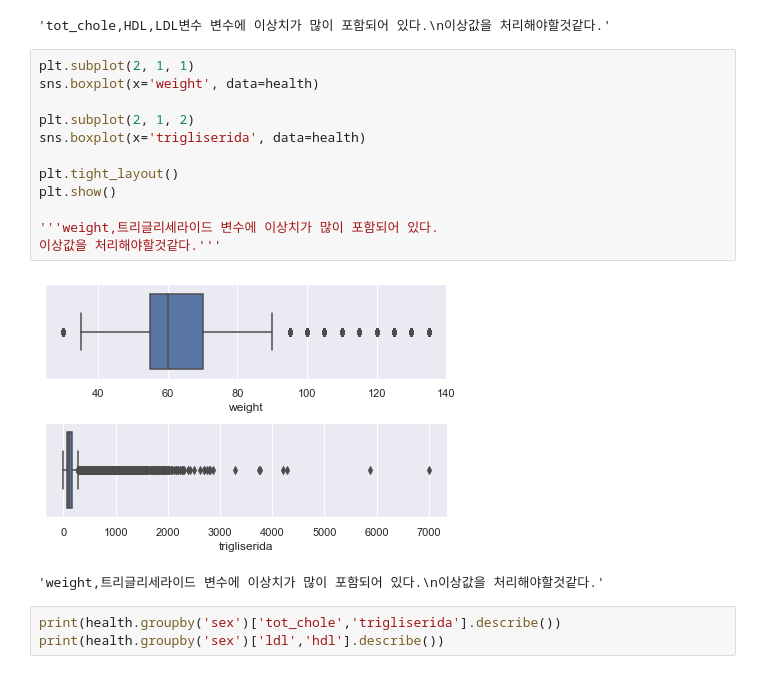
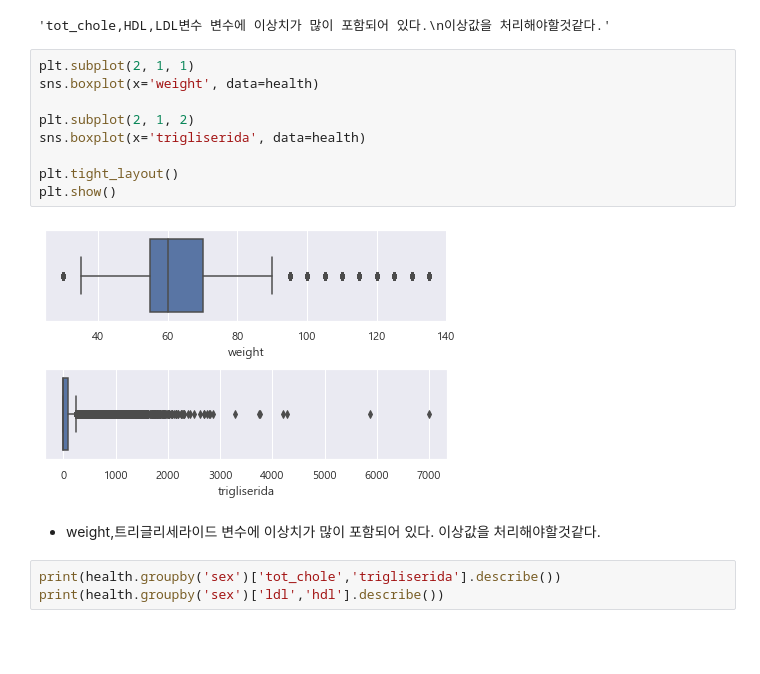
Before and after one commit to jisooyoon22/cw_data, a Jupyter notebook: 김가인/00_Start_EDA_[김가인].ipynb, the cells around one changed output. Drawn from its saved outputs; the diff is of its cells as text; blank space fills up the shorter version.

```diff
--- a/김가인/00_Start_EDA_[김가인].ipynb
+++ b/김가인/00_Start_EDA_[김가인].ipynb
@@ -369,18 +387,17 @@ plt.show()
 # %%
 plt.subplot(2, 1, 1)
 sns.boxplot(x='weight', data=health)
 
 plt.subplot(2, 1, 2)
 sns.boxplot(x='trigliserida', data=health)
 
 plt.tight_layout()
 plt.show()
-
-'''weight,트리글리세라이드 변수에 이상치가 많이 포함되어 있다.
-이상값을 처리해야할것같다.'''
 # %% [output]
-[figure, old version]
+[figure, new version]
-'weight,트리글리세라이드 변수에 이상치가 많이 포함되어 있다.\n이상값을 처리해야할것같다.'
+# %% [markdown]
+- weight,트리글리세라이드 변수에 이상치가 많이 포함되어 있다.
+이상값을 처리해야할것같다.
 # %%
 print(health.groupby('sex')['tot_chole','trigliserida'].describe())
 print(health.groupby('sex')['ldl','hdl'].describe())
```
Also changed, not shown: parts of 67 cells of this notebook.
